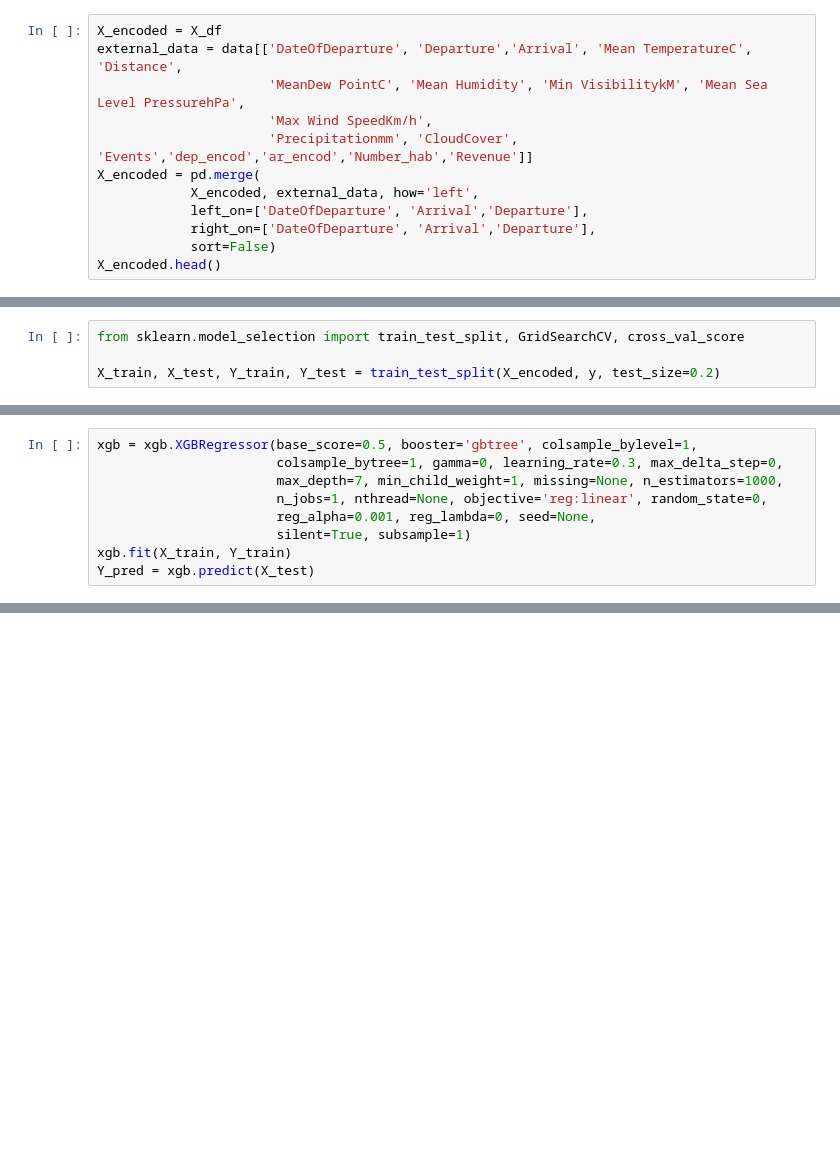
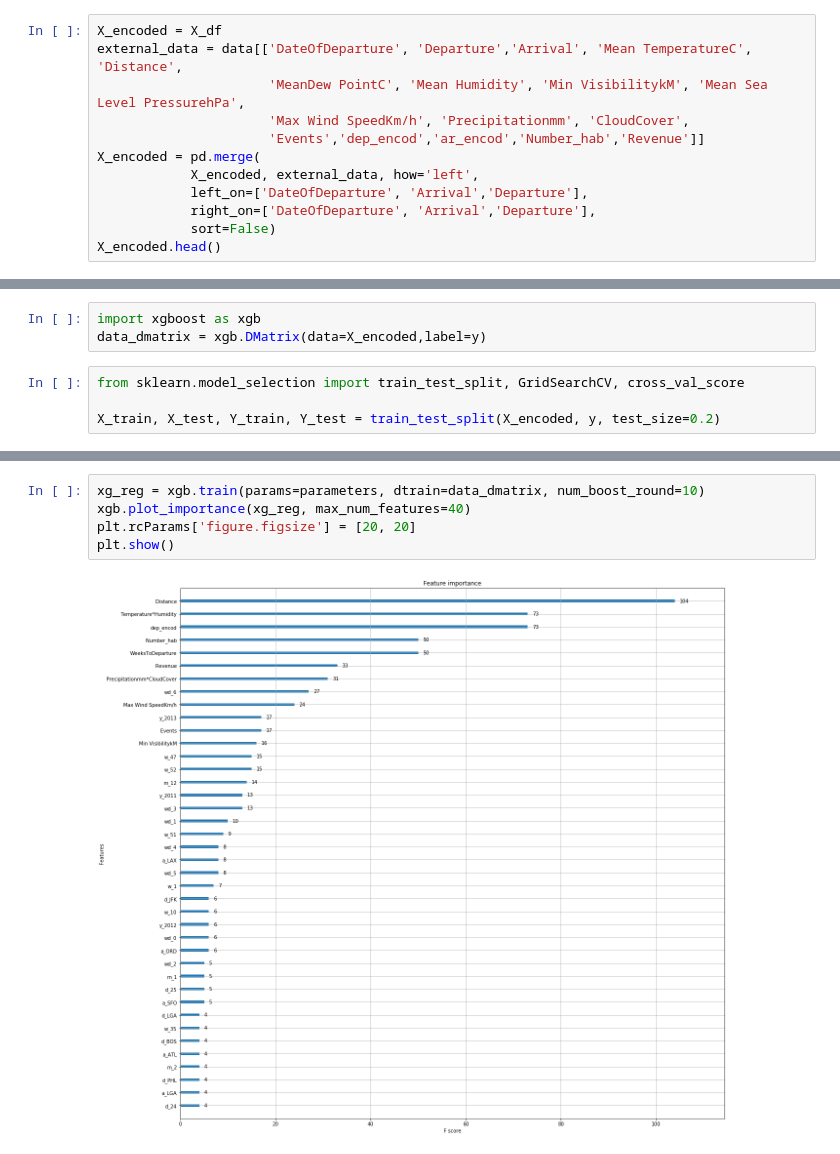
Before and after one commit to AdrienToulouse/Predicting_air_traffic, a Jupyter notebook: air_pass_Adrien-4.ipynb, the cells around one changed output, grey strips where cells are left out. Drawn from its saved outputs; the diff is of its cells as text; blank space fills up the shorter version.

```diff
--- a/air_pass_Adrien-4.ipynb
+++ b/air_pass_Adrien-4.ipynb
@@ -66,8 +66,8 @@ data = pd.read_csv('submissions/starting_kit/external_data.csv')
 X_encoded = X_df
 external_data = data[['DateOfDeparture', 'Departure','Arrival', 'Mean TemperatureC', 'Distance',
                       'MeanDew PointC', 'Mean Humidity', 'Min VisibilitykM', 'Mean Sea Level PressurehPa',
-                      'Max Wind SpeedKm/h',
-                      'Precipitationmm', 'CloudCover', 'Events','dep_encod','ar_encod','Number_hab','Revenue']]
+                      'Max Wind SpeedKm/h', 'Precipitationmm', 'CloudCover',
+                      'Events','dep_encod','ar_encod','Number_hab','Revenue']]
 X_encoded = pd.merge(
             X_encoded, external_data, how='left',
             left_on=['DateOfDeparture', 'Arrival','Departure'],
@@ -156,6 +235,9 @@ X_encoded.head()
 | 2 | 1 | -0.306797 | -0.611095 | -0.660101 | 1 | -1.178860 | 0.851261 | ... |
 | 3 | 2 | -0.686217 | 0.784753 | -0.754015 | 0 | 0.004853 | 0.349556 | ... |
 | 4 | 2 | -0.152253 | -1.483500 | -0.660101 | 0 | -1.178860 | -0.480338 | ... |
+# %%
+import xgboost as xgb
+data_dmatrix = xgb.DMatrix(data=X_encoded,label=y)
 # %%
 from sklearn.model_selection import train_test_split, GridSearchCV, cross_val_score
 
@@ -192,9 +282,0 @@ Fitting 2 folds for each of 4 candidates, totalling 8 fits
-# %%
-xgb = xgb.XGBRegressor(base_score=0.5, booster='gbtree', colsample_bylevel=1,
-                       colsample_bytree=1, gamma=0, learning_rate=0.3, max_delta_step=0,
-                       max_depth=7, min_child_weight=1, missing=None, n_estimators=1000,
-                       n_jobs=1, nthread=None, objective='reg:linear', random_state=0,
-                       reg_alpha=0.001, reg_lambda=0, seed=None,
-                       silent=True, subsample=1)
-xgb.fit(X_train, Y_train)
-Y_pred = xgb.predict(X_test)
@@ -205,0 +300,7 @@ OrderedDict(sorted(xgb.get_booster().get_fscore().items(), key=lambda t: t[1], r
+# %%
+xg_reg = xgb.train(params=parameters, dtrain=data_dmatrix, num_boost_round=10)
+xgb.plot_importance(xg_reg, max_num_features=40)
+plt.rcParams['figure.figsize'] = [20, 20]
+plt.show()
+# %% [output]
+[figure, added]
```
Also changed, not shown: parts of 13 cells of this notebook, 9 other files.
